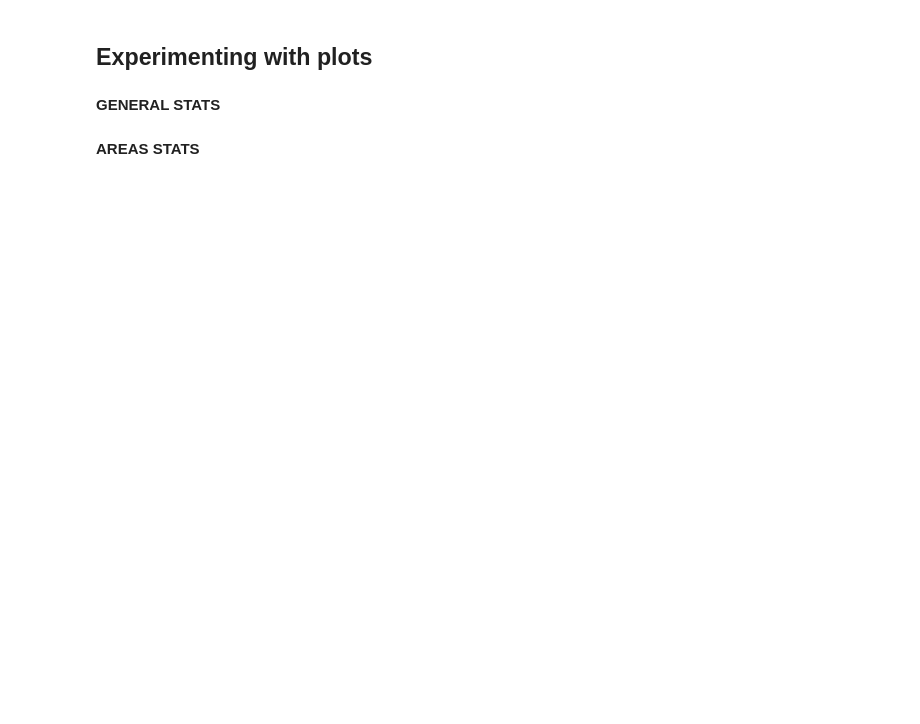
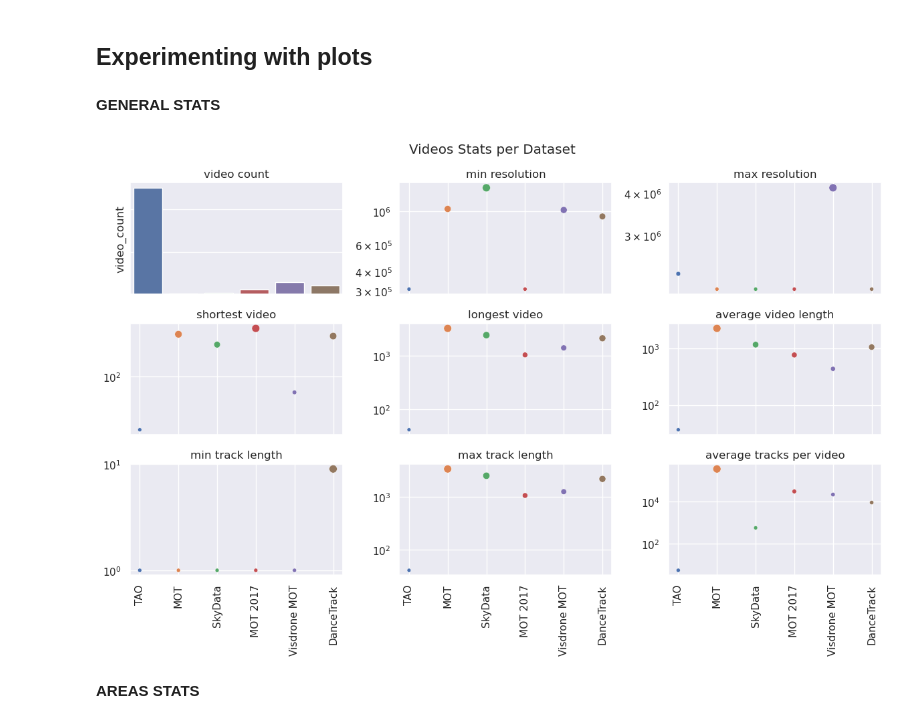
Before and after one commit to ozerlabs-proxy/vision-datasets-stats, a Jupyter notebook: notebooks/mot_stats.ipynb, the cells around one changed output. Cells and saved outputs as stored; diff of their text form; code cells hidden in the pictures; blank space fills up the shorter version.

```diff
--- a/notebooks/mot_stats.ipynb
+++ b/notebooks/mot_stats.ipynb
@@ -128,12 +170,22 @@ df = global_summary_plain_value_cols_df
 """
 sequence lengths
 """
+
+
+
+import seaborn as sns
+import matplotlib.pyplot as plt
+
+# df.keys()
+# some plots
+df = global_summary_plain_value_cols_df
+
 # plot distributions
 
 # Create a grid of subplots
 fig, axes = plt.subplots(3, 3, figsize=(12, 8))
 fig.suptitle('Videos Stats per Dataset')
-
+plt.yscale('log')
 interested_in =[ 'video_count',
                 'min_resolution',
                 'max_resolution',
@@ -154,45 +206,51 @@ for i in range(rows):
         interested = interested_in[interested_idx]
 
         if interested == 'video_count':
-            with sns.axes_style("whitegrid"):
+            with sns.axes_style("ticks"):
                 sns.barplot(data=df, x='dataset_name', y=f'{interested}', ax=axes[i, j])
-                axes[i, j].set_title(f'{interested}')
+                axes[i, j].set_title(f'{str(interested.replace("_"," "))}')
                 axes[i, j].set_xlabel('')
                 axes[i, j].set_ylabel(f'{interested}')
                 axes[i, j].tick_params(axis='x', rotation=90 , labelbottom=False)
                 axes[i, j].tick_params(axis='y', labelleft=False)
 
         else:
-            with sns.axes_style("whitegrid"):
+            with sns.axes_style("ticks"):
+                axes[i, j].set(yscale="log")
                 sns.scatterplot(data=df, x='dataset_name',
                                 y=f'{interested}',
                                 ax=axes[i, j],
                                 hue="dataset_name",
                                 size=interested,
                                 legend=False
                                 )
-                axes[i, j].set_title(f'{interested}')
+                axes[i, j].set_title(f'{str(interested.replace("_"," "))}')
                 axes[i, j].set_xlabel('')
                 axes[i, j].set_ylabel('')
                 axes[i, j].tick_params(axis='x', rotation=90, labelbottom=False)
-                axes[i, j].tick_params(axis='y', labelleft=False)
+                axes[i, j].tick_params(axis='y', labelleft=True)
+
+
 
 
 # show ticks for the last row
 for j in range(cols):
     axes[rows-1, j].tick_params(axis='x', rotation=90, labelbottom=True)
 
 # Adjust spacing
 plt.tight_layout()
 # Show the plots
 # plt.show()
 
 
 file_name = f'{TASK}_general_stats'
 save_path = Path("summaries/showcase")
 save_path.mkdir(parents=True, exist_ok=True)
 plt.savefig(str(save_path/f'{file_name}.png'), dpi=300, bbox_inches='tight')
+plt.show()
 plt.close()
+# %% [output]
+[figure, added]
 # %% [markdown]
 **AREAS STATS**
 # %%
```
Also changed, not shown: parts of 4 cells of this notebook, 58 other files.
